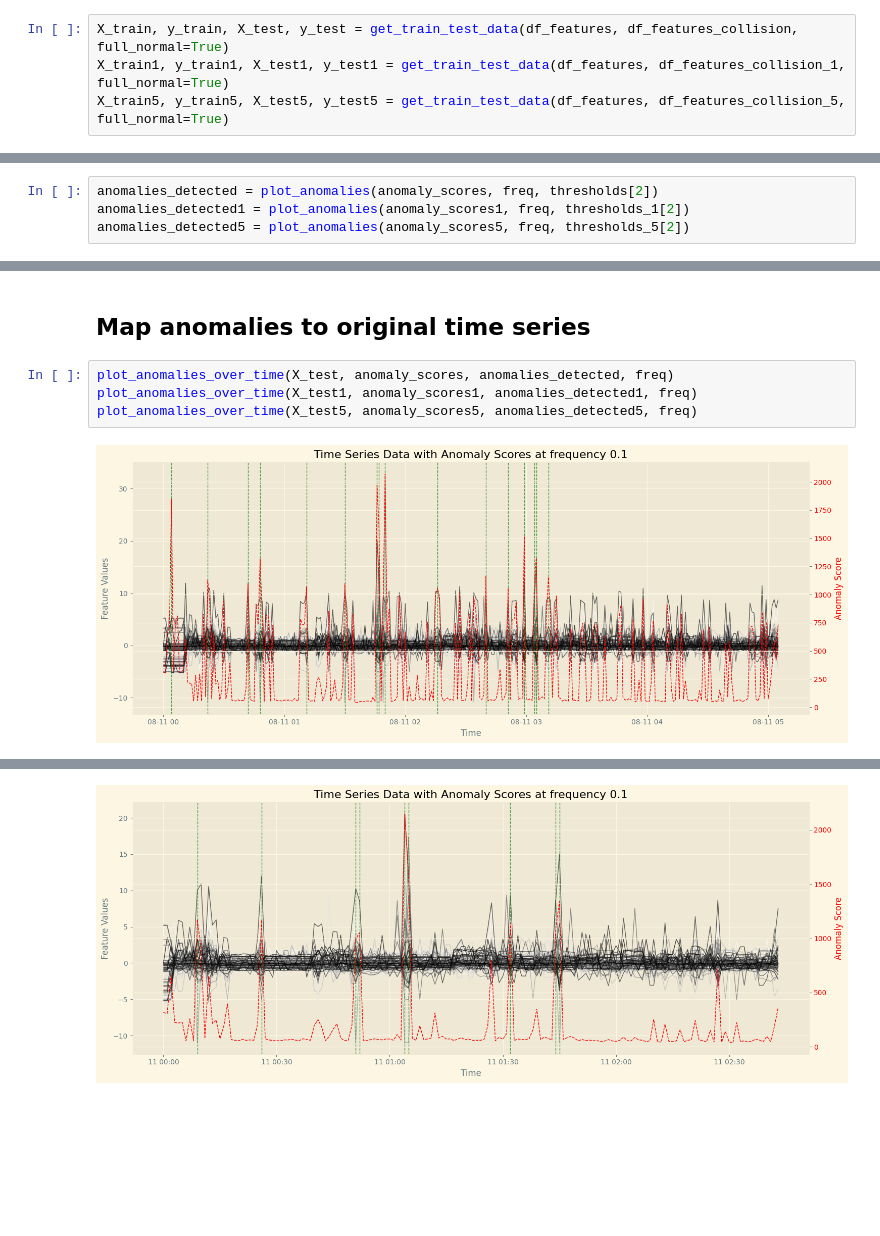
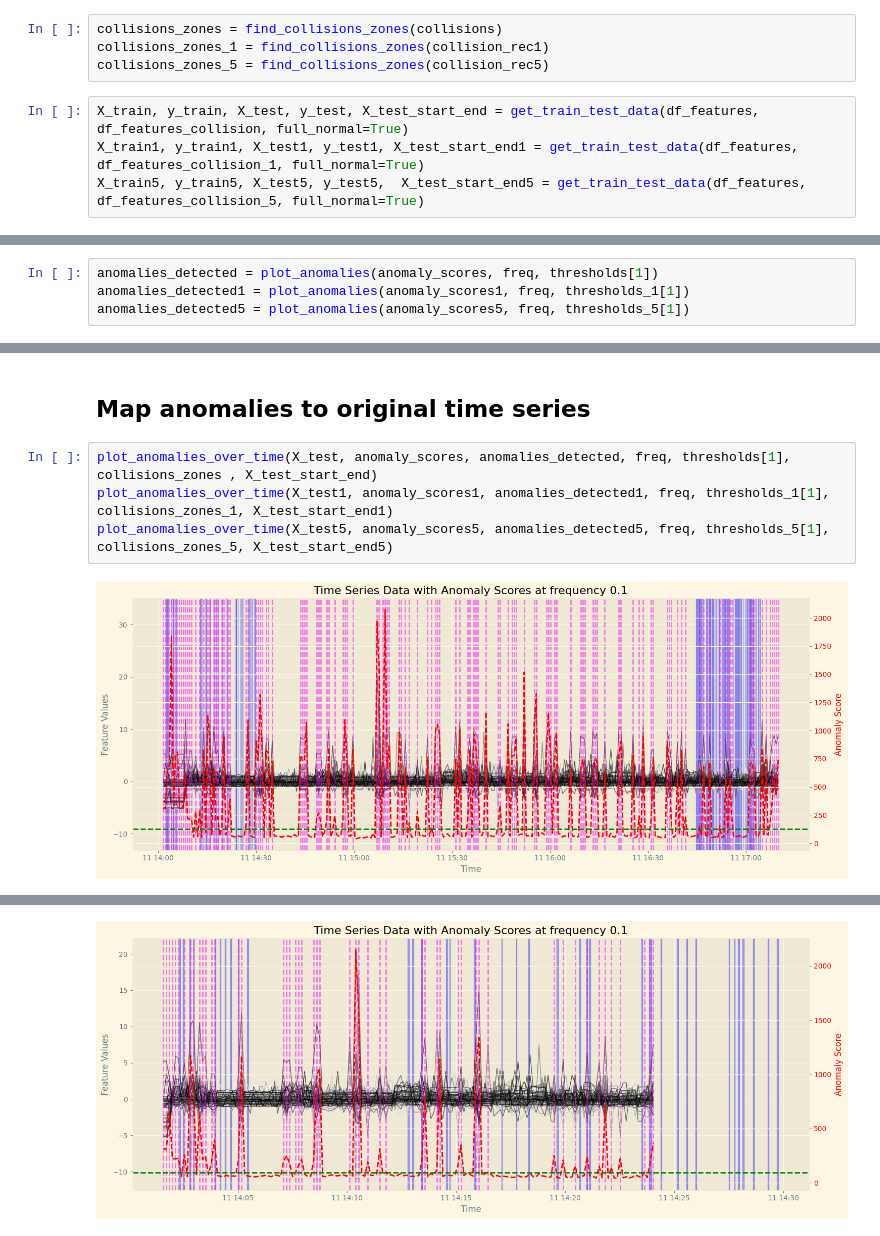
Before and after one commit to Anatr1/timeseries-anomaly-detection, a Jupyter notebook: src/test_lstmed.ipynb, the cells around one changed output, grey strips where cells are left out. Cells and saved outputs as stored; diff of their text form; blank space fills up the shorter version.

Commit message:
trying new plot methodology

```diff
--- a/src/test_lstmed.ipynb
+++ b/src/test_lstmed.ipynb
@@ -140,6 +141,10 @@ Computing features done.
+# %%
+collisions_zones = find_collisions_zones(collisions)
+collisions_zones_1 = find_collisions_zones(collision_rec1)
+collisions_zones_5 = find_collisions_zones(collision_rec5)
 # %%
-X_train, y_train, X_test, y_test = get_train_test_data(df_features, df_features_collision, full_normal=True)
-X_train1, y_train1, X_test1, y_test1 = get_train_test_data(df_features, df_features_collision_1, full_normal=True)
-X_train5, y_train5, X_test5, y_test5 = get_train_test_data(df_features, df_features_collision_5, full_normal=True)
+X_train, y_train, X_test, y_test, X_test_start_end = get_train_test_data(df_features, df_features_collision, full_normal=True)
+X_train1, y_train1, X_test1, y_test1, X_test_start_end1 = get_train_test_data(df_features, df_features_collision_1, full_normal=True)
+X_train5, y_train5, X_test5, y_test5,  X_test_start_end5 = get_train_test_data(df_features, df_features_collision_5, full_normal=True)
 # %%
 df_with_labels = label_collision_data(df_features_collision, collisions_init)
@@ -205,7 +214,7 @@ Number of anomalies detected: 1 with threshold 1900.2704341139006, IQR
 # %% [markdown]
 ### Anomaly Detection
 # %%
-anomalies_detected = plot_anomalies(anomaly_scores, freq, thresholds[2])
-anomalies_detected1 = plot_anomalies(anomaly_scores1, freq, thresholds_1[2])
-anomalies_detected5 = plot_anomalies(anomaly_scores5, freq, thresholds_5[2])
+anomalies_detected = plot_anomalies(anomaly_scores, freq, thresholds[1])
+anomalies_detected1 = plot_anomalies(anomaly_scores1, freq, thresholds_1[1])
+anomalies_detected5 = plot_anomalies(anomaly_scores5, freq, thresholds_5[1])
 # %% [output]
@@ -254,8 +259,8 @@ plot_roc_curve(y_collision_5, anomaly_scores5)
 # %% [markdown]
 ## Map anomalies to original time series
 # %%
-plot_anomalies_over_time(X_test, anomaly_scores, anomalies_detected, freq)
-plot_anomalies_over_time(X_test1, anomaly_scores1, anomalies_detected1, freq)
-plot_anomalies_over_time(X_test5, anomaly_scores5, anomalies_detected5, freq)
+plot_anomalies_over_time(X_test, anomaly_scores, anomalies_detected, freq, thresholds[1], collisions_zones , X_test_start_end)
+plot_anomalies_over_time(X_test1, anomaly_scores1, anomalies_detected1, freq, thresholds_1[1], collisions_zones_1, X_test_start_end1)
+plot_anomalies_over_time(X_test5, anomaly_scores5, anomalies_detected5, freq, thresholds_5[1], collisions_zones_5, X_test_start_end5)
 # %% [output]
-[figure, old version]
+[figure, new version]
@@ -279 +284 @@ Top 16 Anomalies:
-[figure, old version]
+[figure, new version]
```
Also changed, not shown: parts of 11 cells of this notebook, 3 other files.
